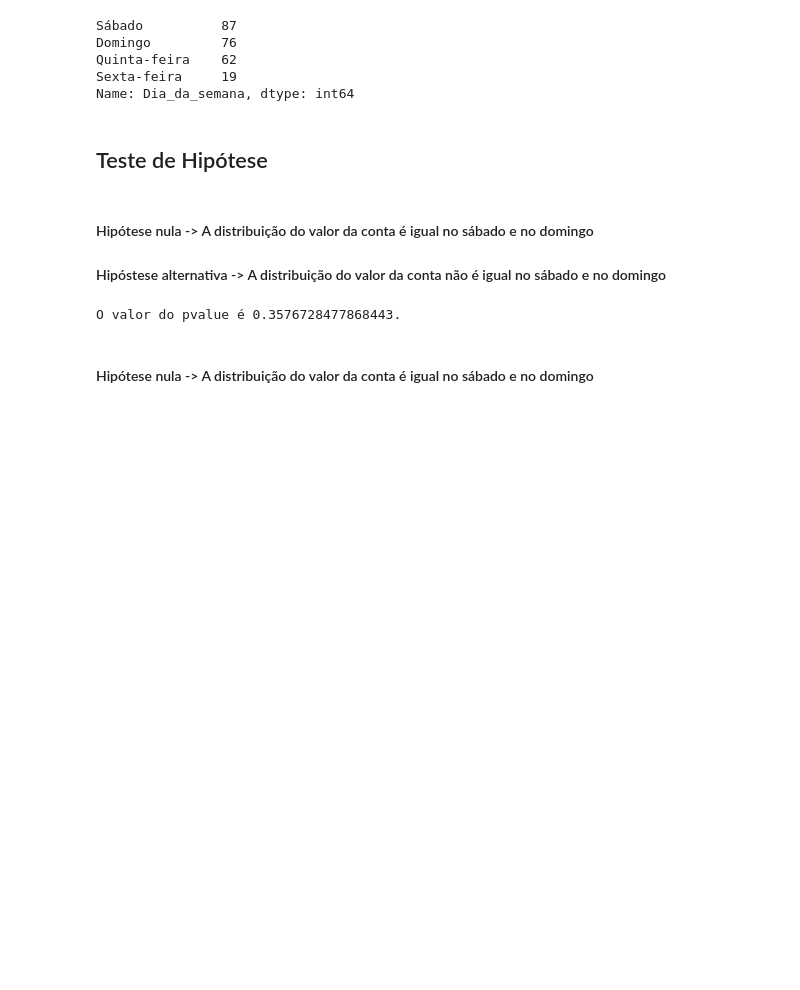
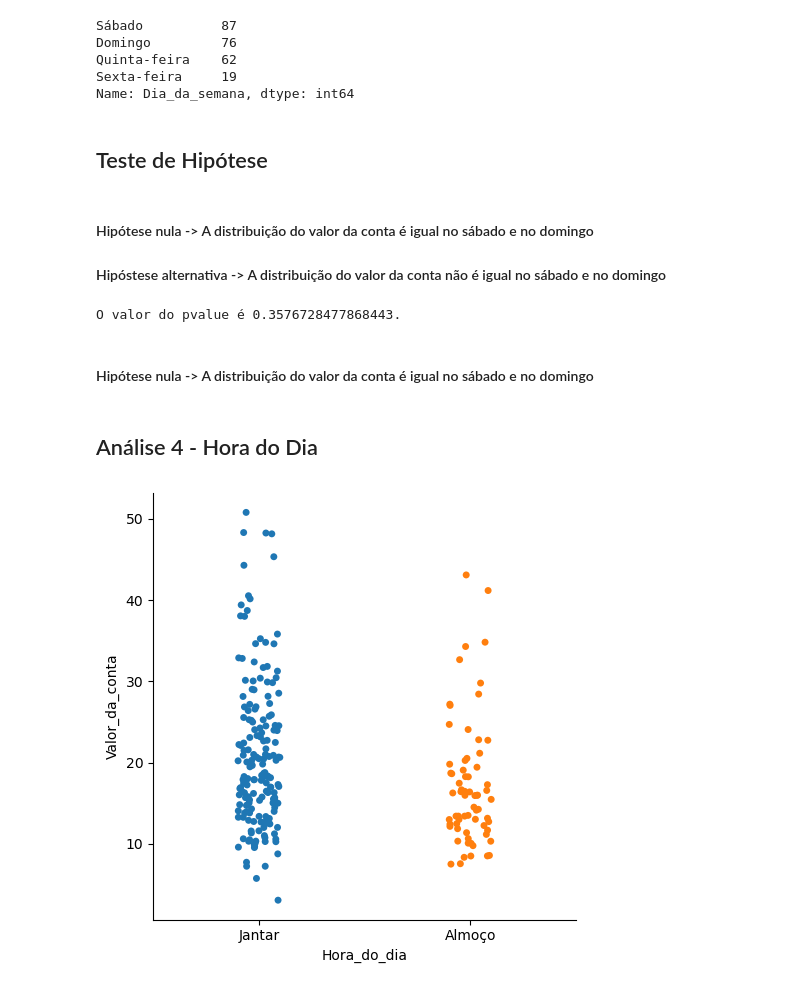
Before and after one commit to MMouraLMelo/python-para-data-science, a Jupyter notebook: data visualization_explorando com seaborn/analise de dados de gorjetas.ipynb, the cells around one changed output. Saved outputs shown, nothing was run; the diff lists cells and outputs as text; code cells hidden in the pictures; blank space fills up the shorter version.

```diff
--- a/data visualization_explorando com seaborn/analise de dados de gorjetas.ipynb
+++ b/data visualization_explorando com seaborn/analise de dados de gorjetas.ipynb
@@ -395,3 +395,9 @@ print(f'O valor do pvalue é {r1.pvalue}.')
 O valor do pvalue é 0.3576728477868443.
 # %% [markdown]
 #### Hipótese nula -> A distribuição do valor da conta é igual no sábado e no domingo
+# %% [markdown]
+## Análise 4 - Hora do Dia
+# %%
+grafico17 = sns.catplot(x = 'Hora_do_dia', y = 'Valor_da_conta', data = novo_df)
+# %% [output]
+[figure, added]
```
Also changed, not shown: parts of 19 cells of this notebook.
